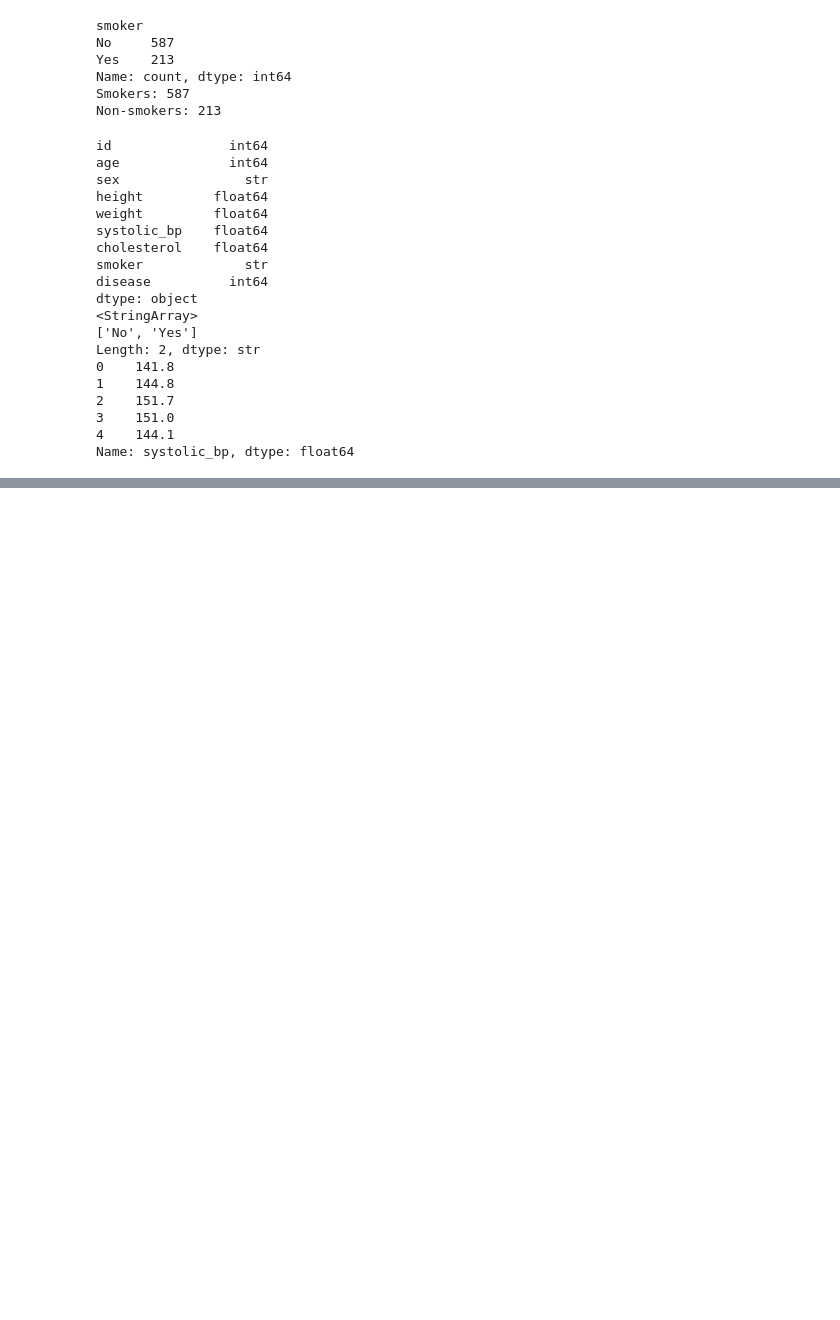
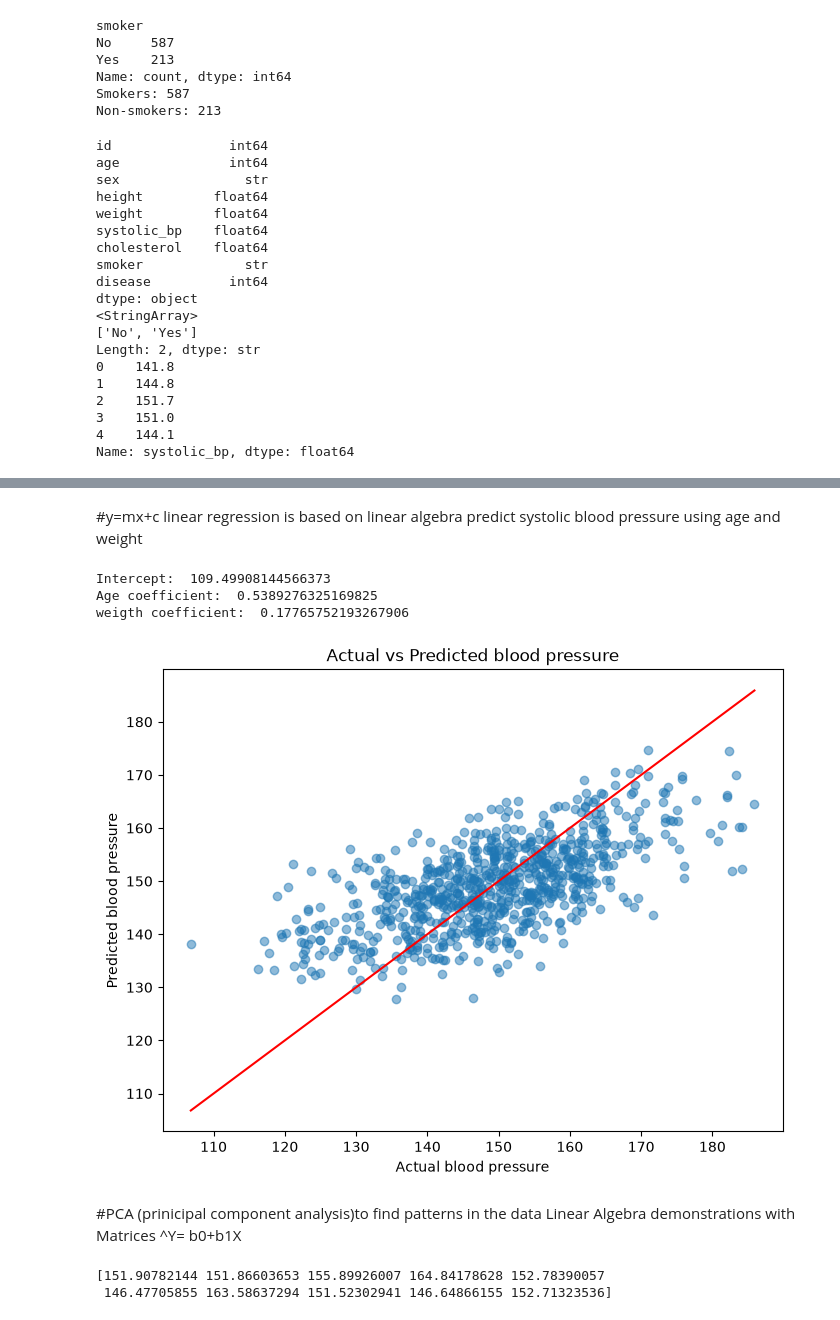
Before and after one commit to MadhaviKolli/Exam_healthstudy, a Jupyter notebook: notepad/analys.ipynb, the cells around one changed output, grey strips where cells are left out. Cells and saved outputs as stored; diff of their text form; code cells hidden in the pictures; blank space fills up the shorter version.

```diff
--- a/notepad/analys.ipynb
+++ b/notepad/analys.ipynb
@@ -256,0 +292,69 @@ Name: systolic_bp, dtype: float64
+# %% [markdown]
+#y=mx+c
+linear regression is based on linear algebra
+predict systolic blood pressure using age and weight
+# %%
+import numpy as np
+import pandas as pd
+import matplotlib.pyplot as plt
+import seaborn as sns
+
+from sklearn.linear_model import LinearRegression
+from sklearn.decomposition import PCA
+from sklearn.preprocessing import StandardScaler
+
+
+
+
+def train_bp_regression(df):
+
+    X = df[['age', 'weight']]
+    y = df['systolic_bp']
+
+    model = LinearRegression()
+    model.fit(X, y)
+
+    return model, X, y
+# %%
+model, X, y = train_bp_regression(df)
+
+print("Intercept: ", model.intercept_)
+print("Age coefficient: ", model.coef_[0])
+print("weigth coefficient: ", model.coef_[1])
+# %% [output]
+Intercept:  109.49908144566373
+Age coefficient:  0.5389276325169825
+weigth coefficient:  0.17765752193267906
+# %%
+predictions = model.predict(X)
+
+plt.figure(figsize=(8,6))
+plt.scatter(y, predictions, alpha=0.5)
+plt.xlabel("Actual blood pressure")
+plt.ylabel("Predicted blood pressure")
+plt.title("Actual vs Predicted blood pressure")
+plt.plot([y.min(), y.max()],
+         [y.min(), y.max()],
+         color="red")
+plt.show()
+# %% [output]
+[figure, added]
+# %% [markdown]
+#PCA (prinicipal component analysis)to find patterns in the data
+Linear Algebra demonstrations with Matrices
+^Y= b0+b1X
+# %%
+X_matrix= np.column_stack([
+    np.ones(len(df)),
+    df["age"],
+    df["weight"]
+])
+
+beta = np.concatenate([[model.intercept_], model.coef_])
+
+y_hat = X_matrix @ beta
+
+print(y_hat[:10])
+# %% [output]
+[151.90782144 151.86603653 155.89926007 164.84178628 152.78390057
+ 146.47705855 163.58637294 151.52302941 146.64866155 152.71323536]
```
Also changed, not shown: parts of 17 cells of this notebook, 4 other files.
